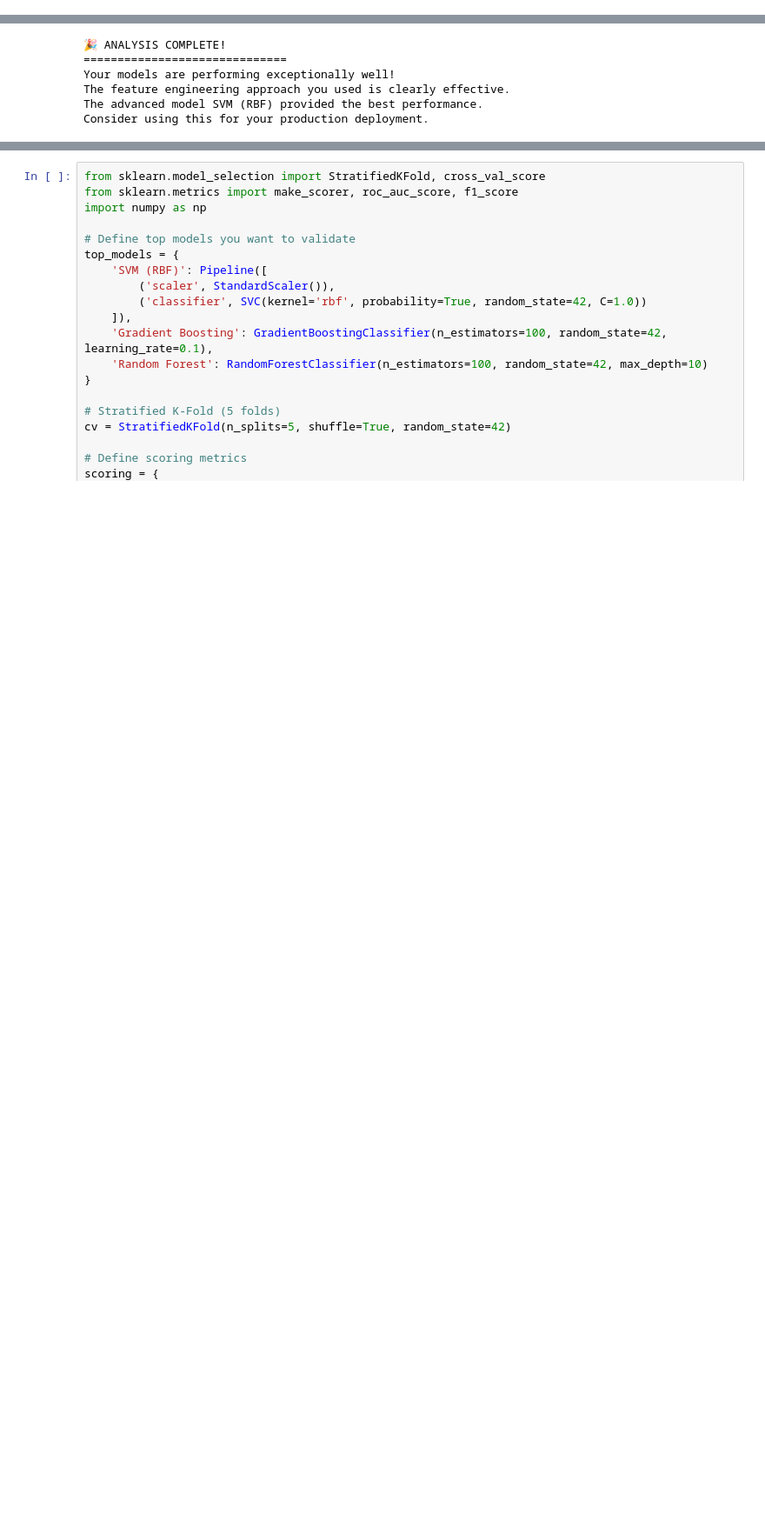
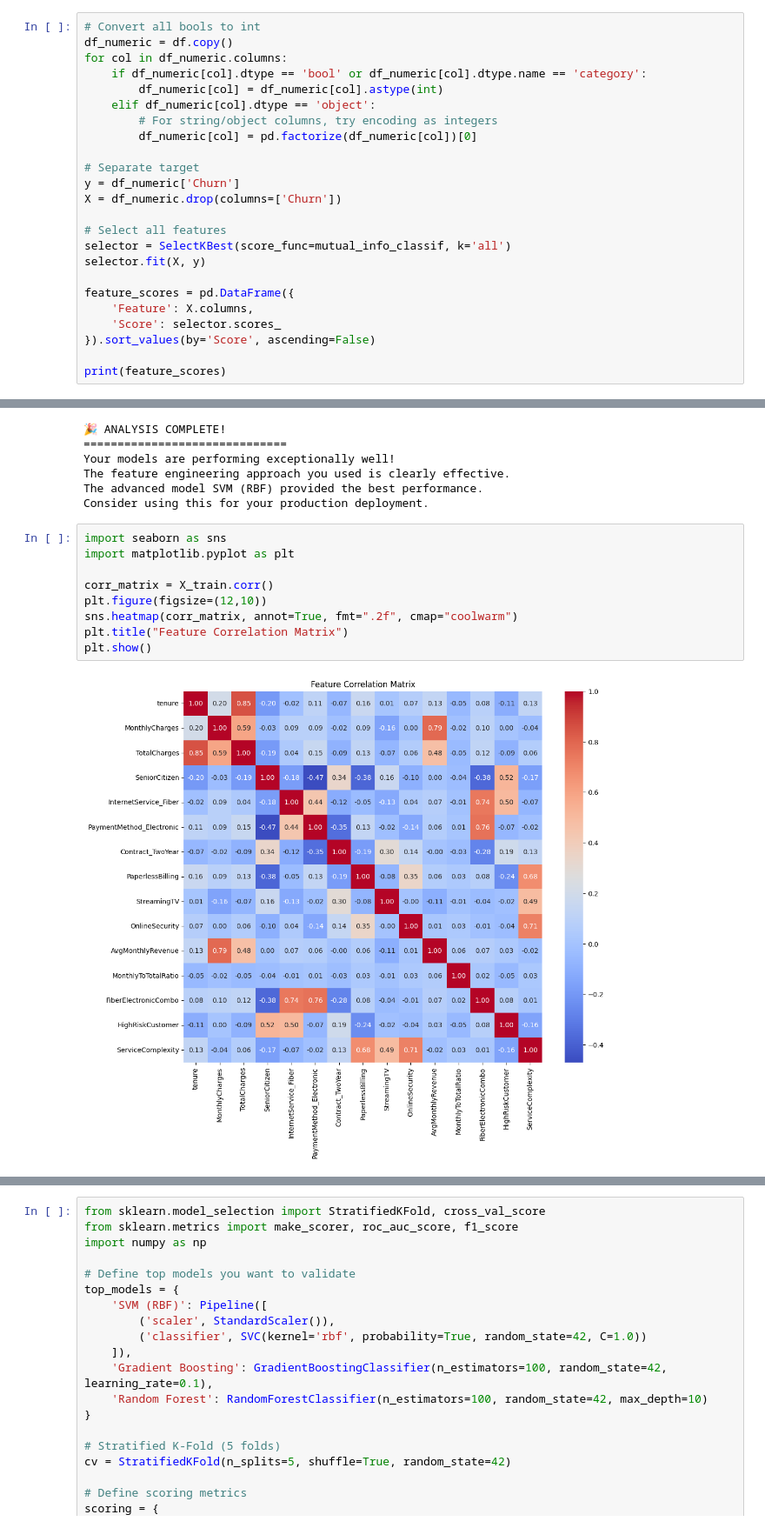
Before and after one commit to HKtrill/customer-churn-predictor, a Jupyter notebook: prototypes/churn_prediction_analysis.ipynb, the cells around one changed output, grey strips where cells are left out. Shown: that part at 87% size. Drawn from its saved outputs; the diff is of its cells as text; blank space fills up the shorter version.

```diff
--- a/prototypes/churn_prediction_analysis.ipynb
+++ b/prototypes/churn_prediction_analysis.ipynb
@@ -344,3 +344,27 @@ def validate_feature_engineering(original_df, engineered_df, target_col='Churn')
     print(f"Improvement: {scores_eng.mean() - scores_orig.mean():.4f}")
 
     return scores_orig, scores_eng
+# %%
+# Convert all bools to int
+df_numeric = df.copy()
+for col in df_numeric.columns:
+    if df_numeric[col].dtype == 'bool' or df_numeric[col].dtype.name == 'category':
+        df_numeric[col] = df_numeric[col].astype(int)
+    elif df_numeric[col].dtype == 'object':
+        # For string/object columns, try encoding as integers
+        df_numeric[col] = pd.factorize(df_numeric[col])[0]
+
+# Separate target
+y = df_numeric['Churn']
+X = df_numeric.drop(columns=['Churn'])
+
+# Select all features
+selector = SelectKBest(score_func=mutual_info_classif, k='all')
+selector.fit(X, y)
+
+feature_scores = pd.DataFrame({
+    'Feature': X.columns,
+    'Score': selector.scores_
+}).sort_values(by='Score', ascending=False)
+
+print(feature_scores)
@@ -748,3 +860,14 @@ Your models are performing exceptionally well!
 The feature engineering approach you used is clearly effective.
 The advanced model SVM (RBF) provided the best performance.
 Consider using this for your production deployment.
+# %%
+import seaborn as sns
+import matplotlib.pyplot as plt
+
+corr_matrix = X_train.corr()
+plt.figure(figsize=(12,10))
+sns.heatmap(corr_matrix, annot=True, fmt=".2f", cmap="coolwarm")
+plt.title("Feature Correlation Matrix")
+plt.show()
+# %% [output]
+[figure, added]
```
Also changed, not shown: parts of 9 cells of this notebook, 1 other file.
